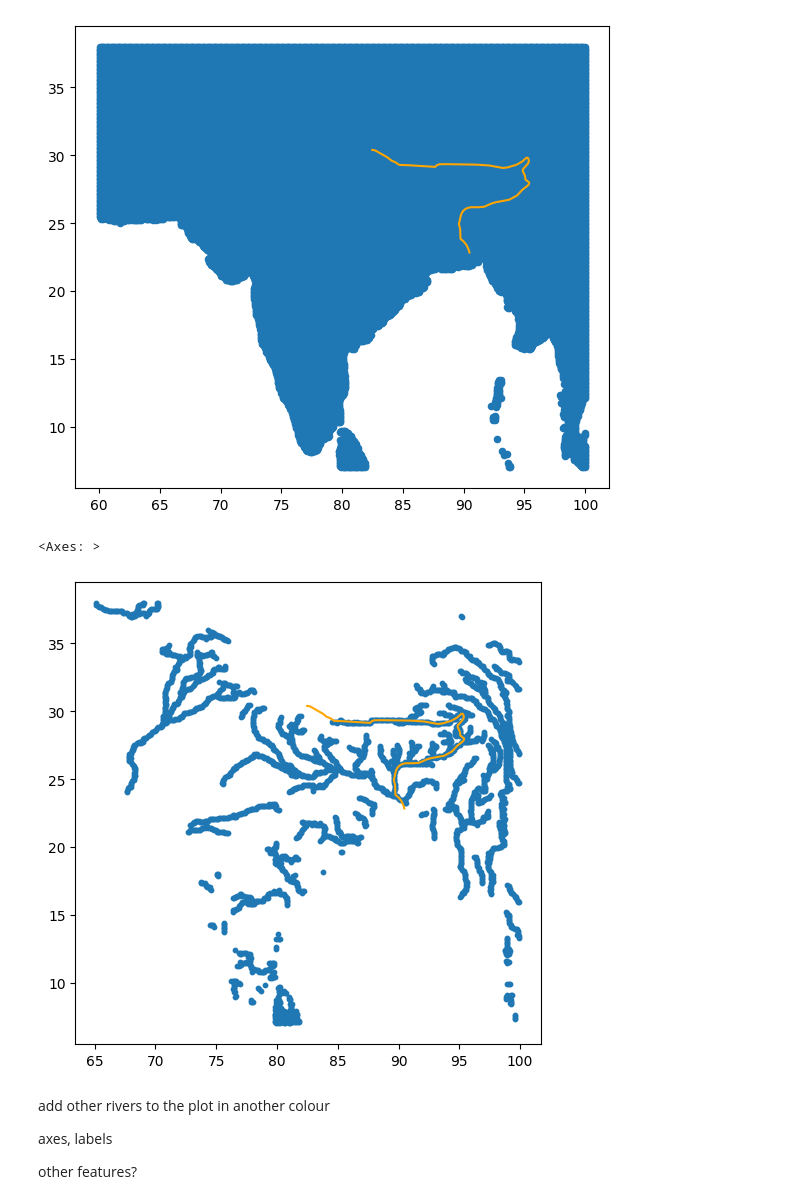
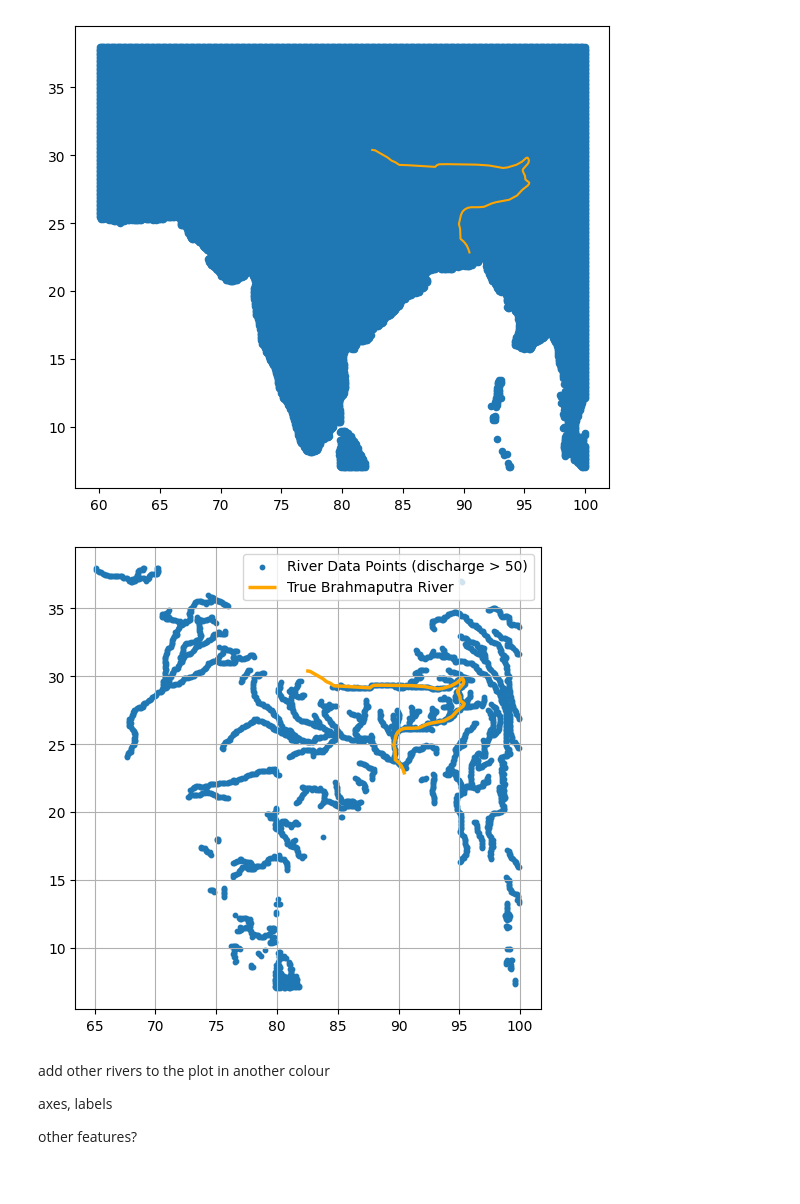
Before and after one commit to PaulNitschke/DS-Brahmaputra-River, a Jupyter notebook: notebooks/geo_exploration.ipynb, the cells around one changed output. Drawn from its saved outputs; the diff is of its cells as text; code cells hidden in the pictures.

Commit message:
Cleaning plots

```diff
--- a/notebooks/geo_exploration.ipynb
+++ b/notebooks/geo_exploration.ipynb
@@ -106,11 +105,12 @@ brahmaputra.plot(ax=ax, color='orange')
 # %%
 fig, ax = plt.subplots(figsize=(13,6))
 
-geo_df[geo_df['dis24'] > 50].plot(ax=ax, markersize=10, marker='o')
-brahmaputra.plot(ax=ax, color='orange')
+geo_df[geo_df['dis24'] > 50].plot(ax=ax, markersize=10, marker='o', label='River Data Points (discharge > 50)')
+brahmaputra.plot(ax=ax, color='orange', linewidth=2.5, label='True Brahmaputra River')
+plt.legend()
+plt.grid(True)
 # %% [output]
-<Axes: >
-[figure, old version]
+[figure, new version]
 # %% [markdown]
 add other rivers to the plot in another colour
 
```
Also changed, not shown: parts of 2 cells of this notebook.
